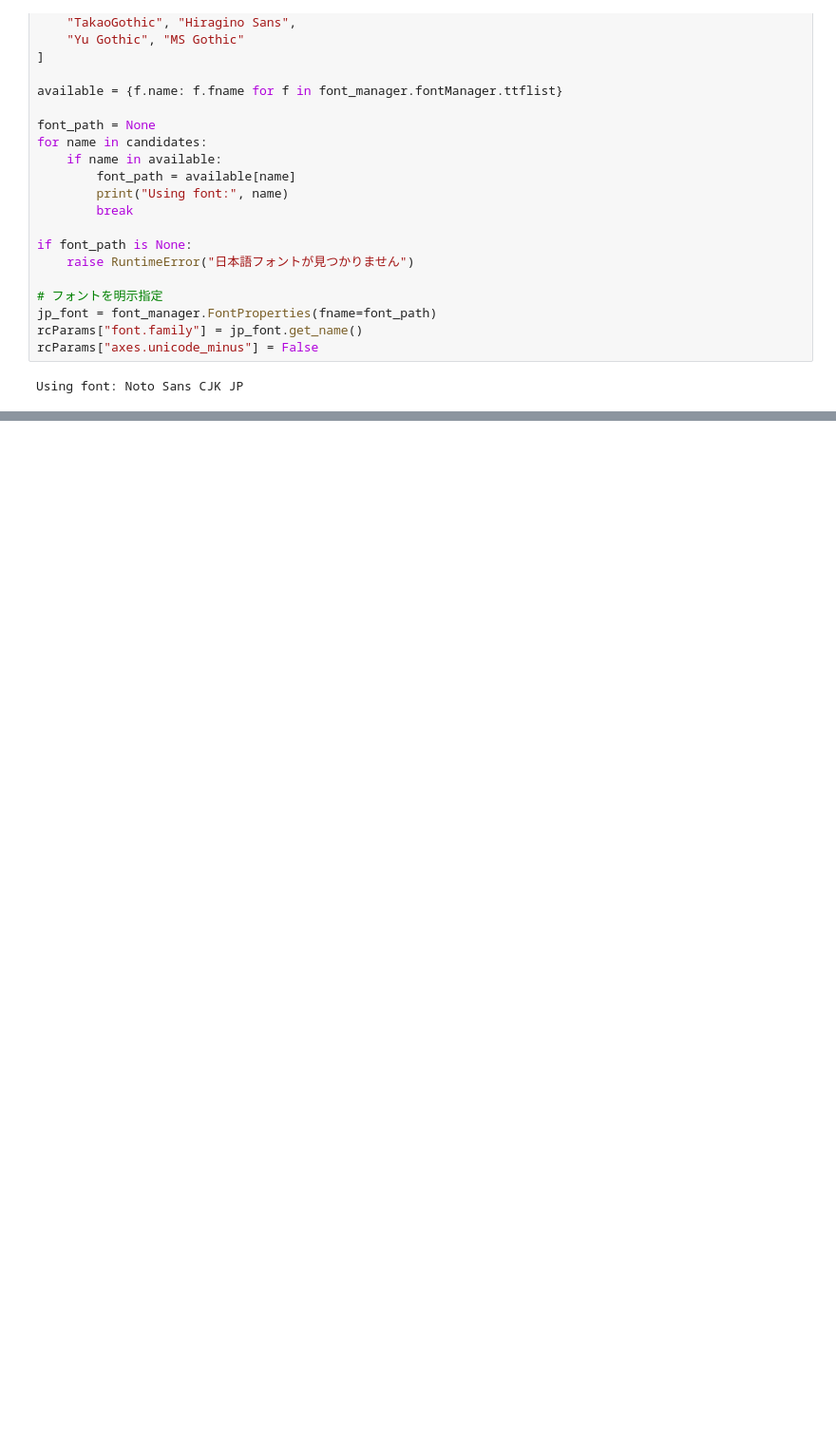
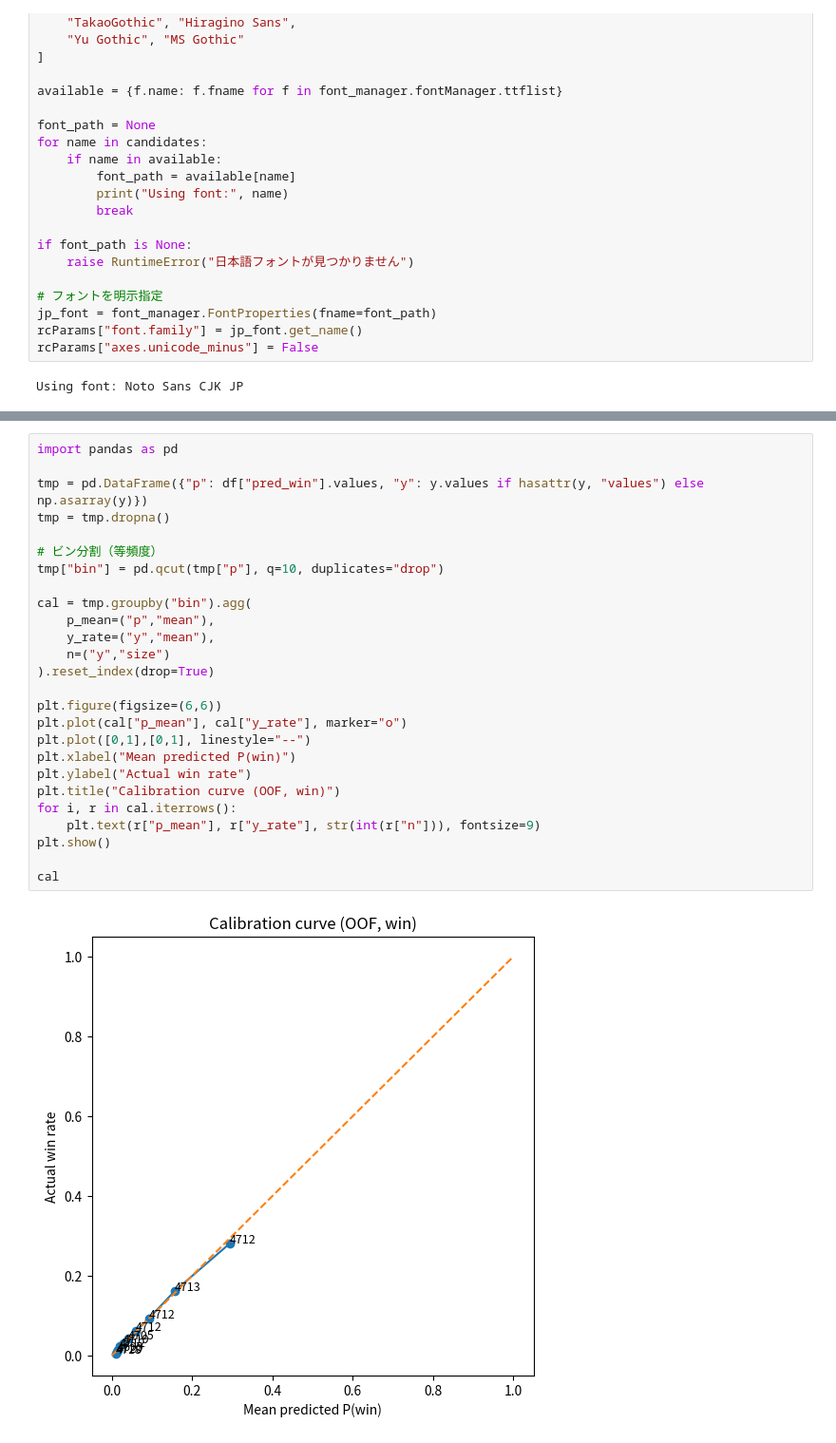
Before and after one commit to hgsl-general/2025_master_Tsuda, a Jupyter notebook: master_research/keiba/data_netkeiba/Tansyo.ipynb, the cells around one changed output, grey strips where cells are left out. Shown at 95% size. Cells and saved outputs as stored; diff of their text form; blank space fills up the shorter version.

```diff
--- a/master_research/keiba/data_netkeiba/Tansyo.ipynb
+++ b/master_research/keiba/data_netkeiba/Tansyo.ipynb
@@ -185,0 +177,28 @@ NameError: name 'y' is not defined
+# %%
+import pandas as pd
+
+tmp = pd.DataFrame({"p": df["pred_win"].values, "y": y.values if hasattr(y, "values") else np.asarray(y)})
+tmp = tmp.dropna()
+
+# ビン分割（等頻度）
+tmp["bin"] = pd.qcut(tmp["p"], q=10, duplicates="drop")
+
+cal = tmp.groupby("bin").agg(
+    p_mean=("p","mean"),
+    y_rate=("y","mean"),
+    n=("y","size")
+).reset_index(drop=True)
+
+plt.figure(figsize=(6,6))
+plt.plot(cal["p_mean"], cal["y_rate"], marker="o")
+plt.plot([0,1],[0,1], linestyle="--")
+plt.xlabel("Mean predicted P(win)")
+plt.ylabel("Actual win rate")
+plt.title("Calibration curve (OOF, win)")
+for i, r in cal.iterrows():
+    plt.text(r["p_mean"], r["y_rate"], str(int(r["n"])), fontsize=9)
+plt.show()
+
+cal
+# %% [output]
+[figure, added]
```
Also changed, not shown: parts of 17 cells of this notebook.
